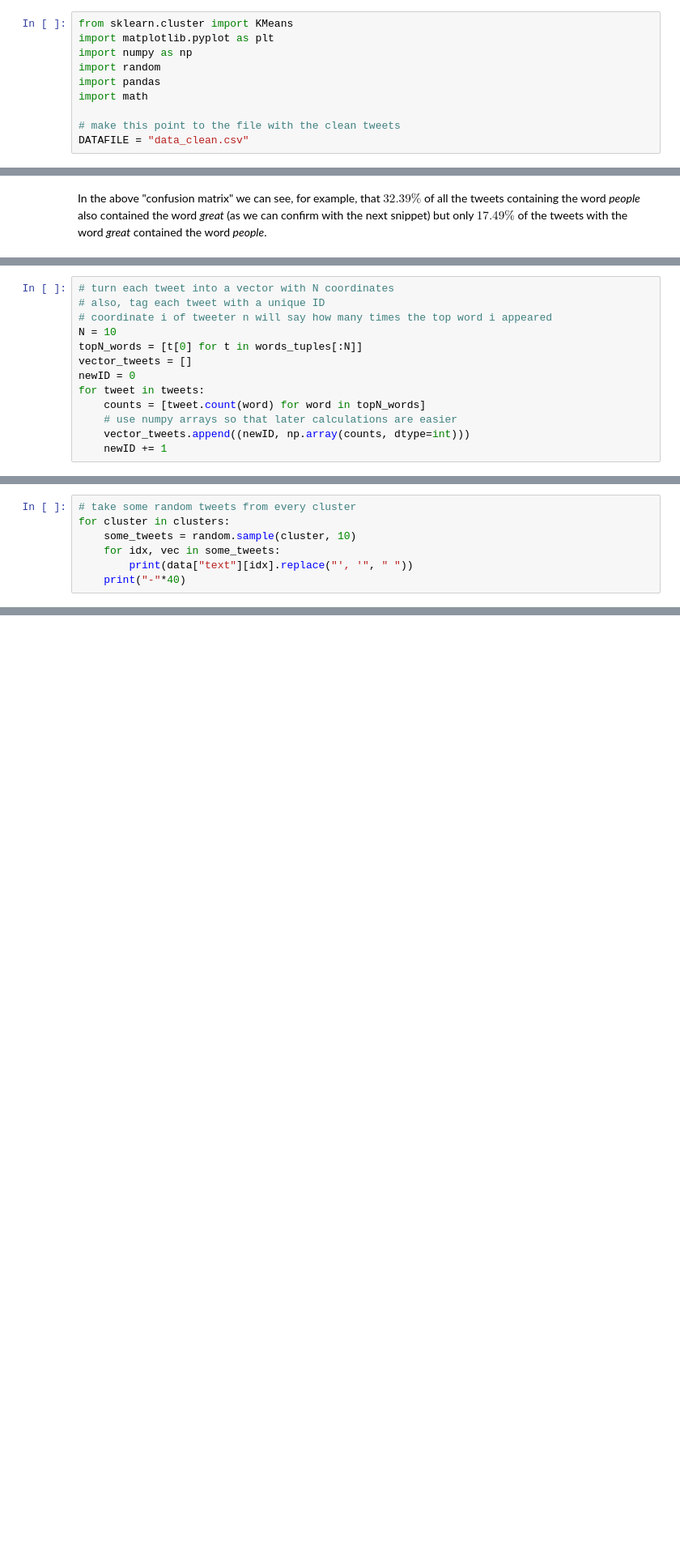
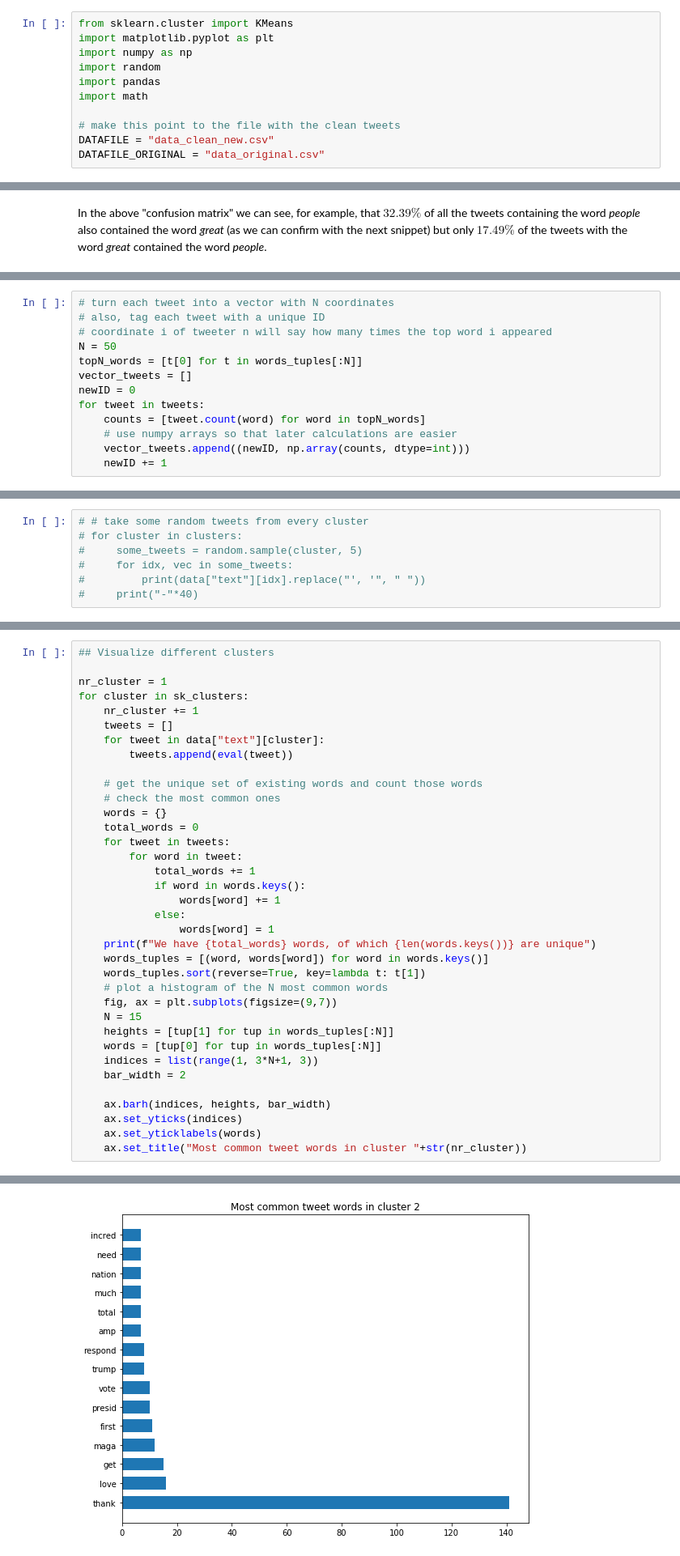
Before and after one commit to RojerGS/DataScience, a Jupyter notebook: TrumpTweetsClustering/dataExploration.ipynb, the cells around one changed output, grey strips where cells are left out. Shown: that part at 81% size. Drawn from its saved outputs; the diff is of its cells as text; blank space fills up the shorter version.

Commit message:
finally got everything right...

```diff
--- a/TrumpTweetsClustering/dataExploration.ipynb
+++ b/TrumpTweetsClustering/dataExploration.ipynb
@@ -7,7 +7,8 @@ import pandas
 import math
 
 # make this point to the file with the clean tweets
-DATAFILE = "data_clean.csv"
+DATAFILE = "data_clean_new.csv"
+DATAFILE_ORIGINAL = "data_original.csv"
 # %%
 # read the csv
 data = pandas.read_csv(DATAFILE, index_col=0)
@@ -253,7 +244,7 @@ gl
 # turn each tweet into a vector with N coordinates
 # also, tag each tweet with a unique ID
 # coordinate i of tweeter n will say how many times the top word i appeared
-N = 10
+N = 50
 topN_words = [t[0] for t in words_tuples[:N]]
 vector_tweets = []
 newID = 0
@@ -354,7 +348,7 @@ print(iteration)
 # %%
-# take some random tweets from every cluster
-for cluster in clusters:
-    some_tweets = random.sample(cluster, 10)
-    for idx, vec in some_tweets:
-        print(data["text"][idx].replace("', '", " "))
-    print("-"*40)
+# # take some random tweets from every cluster
+# for cluster in clusters:
+#     some_tweets = random.sample(cluster, 5)
+#     for idx, vec in some_tweets:
+#         print(data["text"][idx].replace("', '", " "))
+#     print("-"*40)
@@ -430,0 +397,37 @@ True
+# %%
+## Visualize different clusters
+
+nr_cluster = 1
+for cluster in sk_clusters:
+    nr_cluster += 1
+    tweets = []
+    for tweet in data["text"][cluster]:
+        tweets.append(eval(tweet))
+
+    # get the unique set of existing words and count those words
+    # check the most common ones
+    words = {}
+    total_words = 0
+    for tweet in tweets:
+        for word in tweet:
+            total_words += 1
+            if word in words.keys():
+                words[word] += 1
+            else:
+                words[word] = 1
+    print(f"We have {total_words} words, of which {len(words.keys())} are unique")
+    words_tuples = [(word, words[word]) for word in words.keys()]
+    words_tuples.sort(reverse=True, key=lambda t: t[1])
+    # plot a histogram of the N most common words
+    fig, ax = plt.subplots(figsize=(9,7))
+    N = 15
+    heights = [tup[1] for tup in words_tuples[:N]]
+    words = [tup[0] for tup in words_tuples[:N]]
+    indices = list(range(1, 3*N+1, 3))
+    bar_width = 2
+
+    ax.barh(indices, heights, bar_width)
+    ax.set_yticks(indices)
+    ax.set_yticklabels(words)
+    ax.set_title("Most common tweet words in cluster "+str(nr_cluster))
+# %% [output]
@@ -430,0 +454 @@ True
+[figure, added]
```
Also changed, not shown: parts of 19 cells of this notebook, 5 other files.
